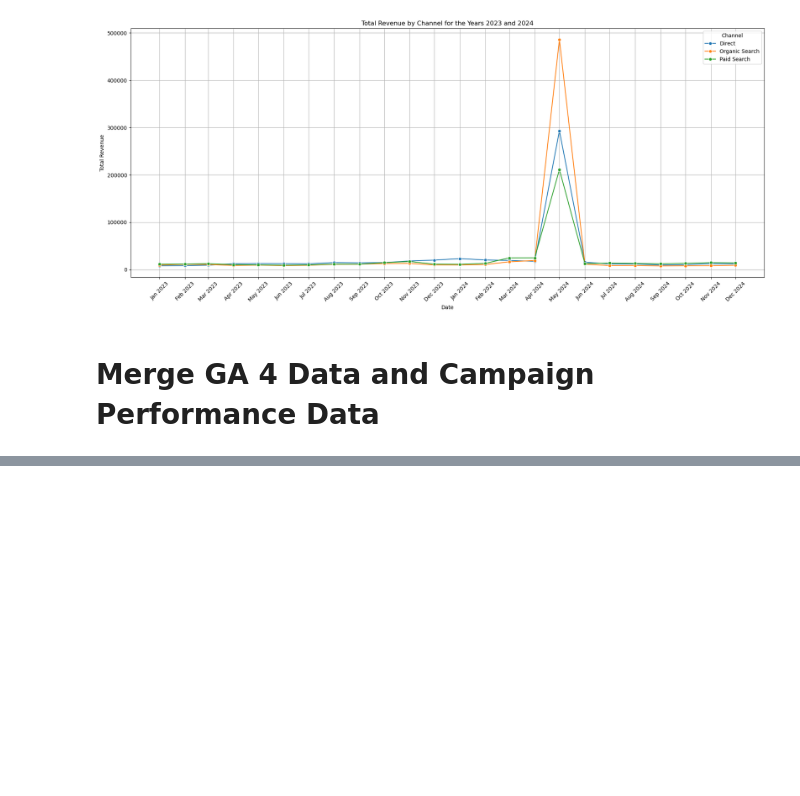
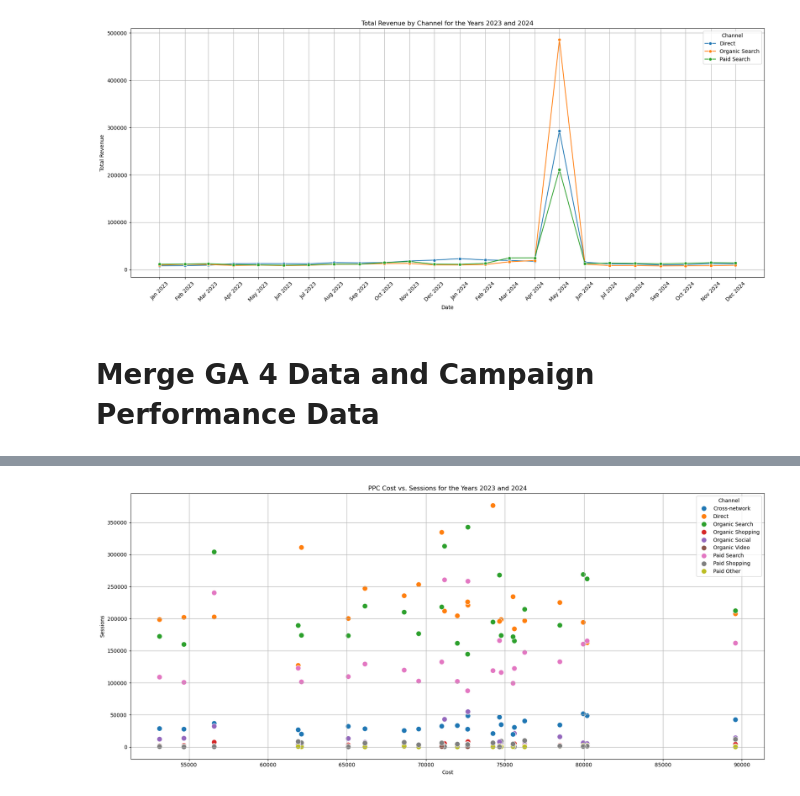
Before and after one commit to AdebolaShelby/ad-impact-analysis, a Jupyter notebook: ad-impact-exploratory-analysis.ipynb, the cells around one changed output, grey strips where cells are left out. Drawn from its saved outputs; the diff is of its cells as text; code cells hidden in the pictures; blank space fills up the shorter version.

```diff
--- a/ad-impact-exploratory-analysis.ipynb
+++ b/ad-impact-exploratory-analysis.ipynb
@@ -622,3 +622,14 @@ merged_df.head(10)
 | 7 | 2022 | 5 | 37572.79 | 76,280 | 642,775 | Paid Shopping | 947 | 573 | 0.607895 | ... |
 | 8 | 2022 | 6 | 38169.74 | 75,619 | 573,131 | Direct | 114188 | 57617 | 0.514760 | ... |
 | 9 | 2022 | 6 | 38169.74 | 75,619 | 573,131 | Organic Search | 148130 | 102576 | 0.692626 | ... |
+# %%
+# exclude the rows with the channel column as referral, sms, paid social, unassigned, affiliates, and email
+merged_df = merged_df[merged_df['Channel'] != 'Referral']
+merged_df = merged_df[merged_df['Channel'] != 'SMS']
+merged_df = merged_df[merged_df['Channel'] != 'Paid Social']
+merged_df = merged_df[merged_df['Channel'] != 'Unassigned']
+merged_df = merged_df[merged_df['Channel'] != 'Affiliates']
+merged_df = merged_df[merged_df['Channel'] != 'Email']
+
+# Display the first 10 rows of the merged dataframe
+merged_df.head(10)
@@ -624,0 +648,20 @@ merged_df.head(10)
+# %%
+# plot ppc cost vs sessions for the year 2023 and 2024
+# Filter the data for the years 2023 and 2024
+merged_2023_2024_df = merged_df[(merged_df['Year'] >= 2023) & (merged_df['Year'] <= 2024)]
+
+# Generate a range of dates for the x-axis ticks
+date_range = pd.date_range(start='2023-01-01', end='2024-12-31', freq='MS')
+
+# Plot the data for Cost vs. Sessions
+plt.figure(figsize=(18, 8))
+sns.scatterplot(data=merged_2023_2024_df, x='Cost', y='Sessions', hue='Channel', s=100)
+plt.title('PPC Cost vs. Sessions for the Years 2023 and 2024')
+plt.xlabel('Cost')
+plt.ylabel('Sessions')
+plt.grid()
+plt.legend(title='Channel')
+plt.tight_layout()
+plt.show()
+# %% [output]
+[figure, added]
```
Also changed, not shown: parts of 4 cells of this notebook.
